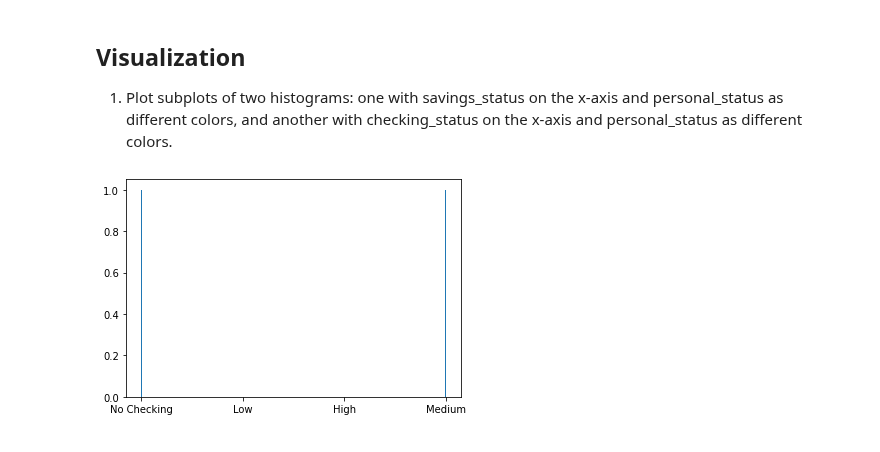
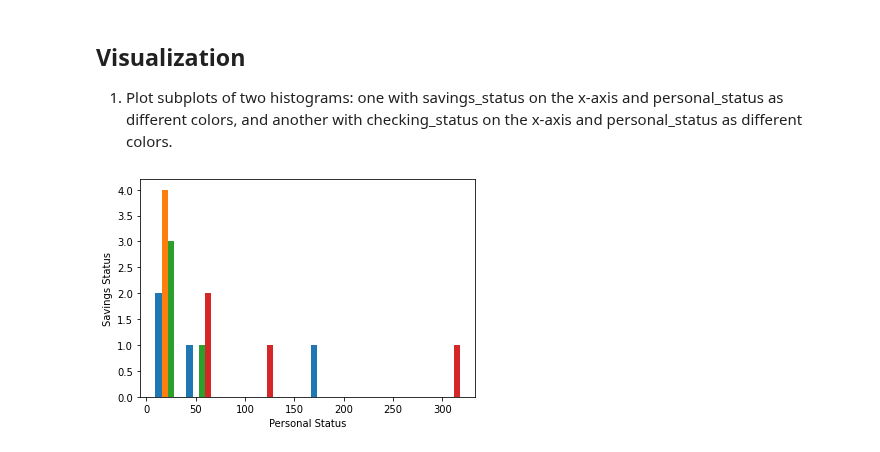
Before and after one commit to benwang2/obsidian-f22, a Jupyter notebook: Rutgers/2022 Fall/210/Assignments/Homework 3/src/german_credit.ipynb, the cells around one changed output. Drawn from its saved outputs; the diff is of its cells as text; code cells hidden in the pictures.

```diff
--- a/Rutgers/2022 Fall/210/Assignments/Homework 3/src/german_credit.ipynb
+++ b/Rutgers/2022 Fall/210/Assignments/Homework 3/src/german_credit.ipynb
@@ -233,15 +233,16 @@ Most common savings status: Low
 # %%
 from matplotlib import pyplot as plt
 
 # fig, axs = plt.subplots(1,  2, constrained_layout=True)
 
 # ax = axs.flat[0]
 # ax.set_title("Savings Status vs Personal Status")
-plt.hist(
-    gcred["savings_status"].unique(),
-    gcred["personal_status"],
-)
+# display()
+plt.hist(pd.crosstab(gcred['savings_status'], gcred['personal_status']))
+plt.xticks(gcred['personal_status'].unique())
+plt.xlabel("Personal Status")
+plt.ylabel("Savings Status")
 
 plt.show()
 # %% [output]
-[figure, old version]
+[figure, new version]
```
